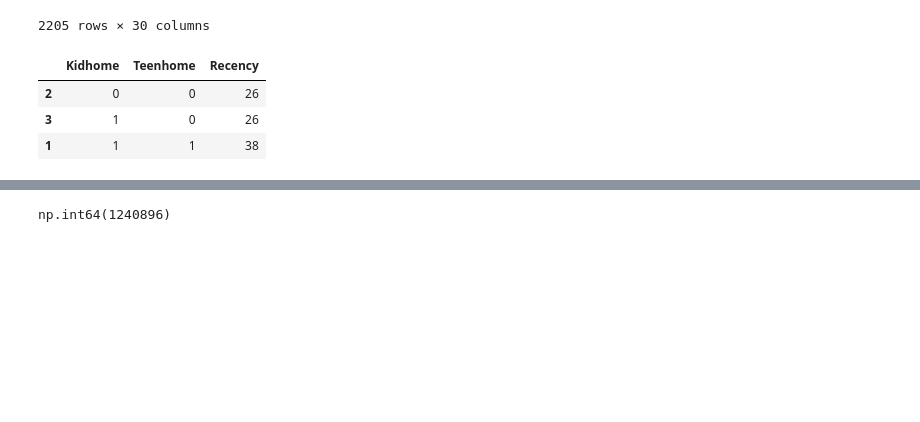
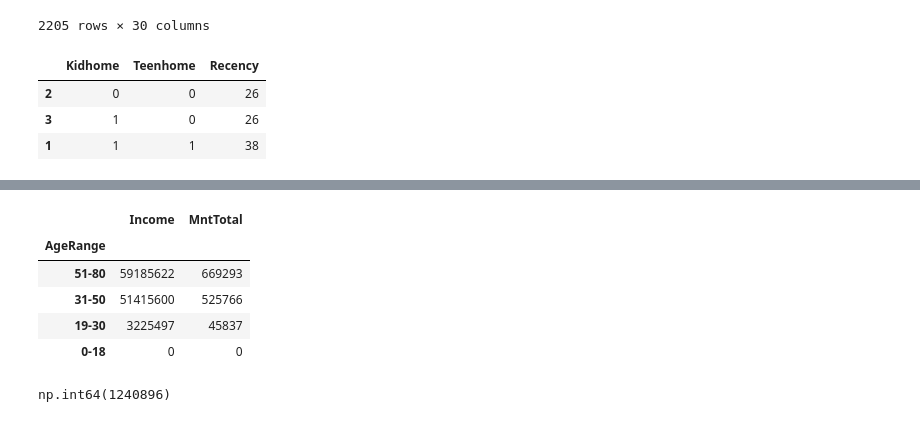
Before and after one commit to evertonenrico/Ifood_Insights, a Jupyter notebook: Ifood_Dataset/Import_DataSet_Ifood.ipynb, the cells around one changed output, grey strips where cells are left out. Drawn from its saved outputs; the diff is of its cells as text; code cells hidden in the pictures; blank space fills up the shorter version.

```diff
--- a/Ifood_Dataset/Import_DataSet_Ifood.ipynb
+++ b/Ifood_Dataset/Import_DataSet_Ifood.ipynb
@@ -240,3 +240,12 @@ Name: MntTotal, dtype: float64
+# %%
+(df.groupby(['AgeRange'])[['Income','MntTotal']].sum().round(0)).sort_values(by = 'Income', ascending = False)
+# %% [output]
+|  | Income | MntTotal |
+| AgeRange |  |  |
+| 51-80 | 59185622 | 669293 |
+| 31-50 | 51415600 | 525766 |
+| 19-30 | 3225497 | 45837 |
+| 0-18 | 0 | 0 |
 # %%
 df['MntTotal'].sum()
 # %% [output]
```
Also changed, not shown: parts of 1 cell of this notebook.
